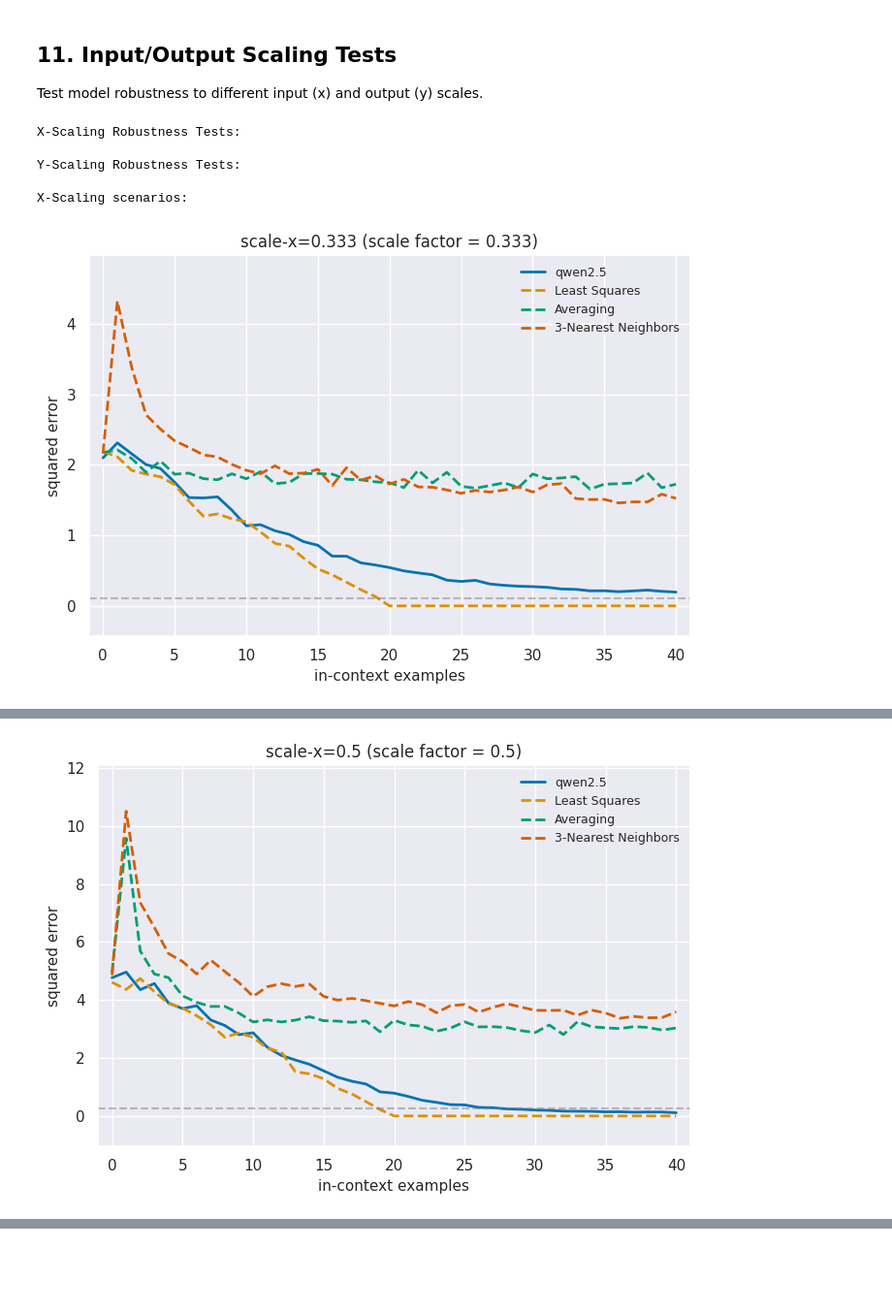
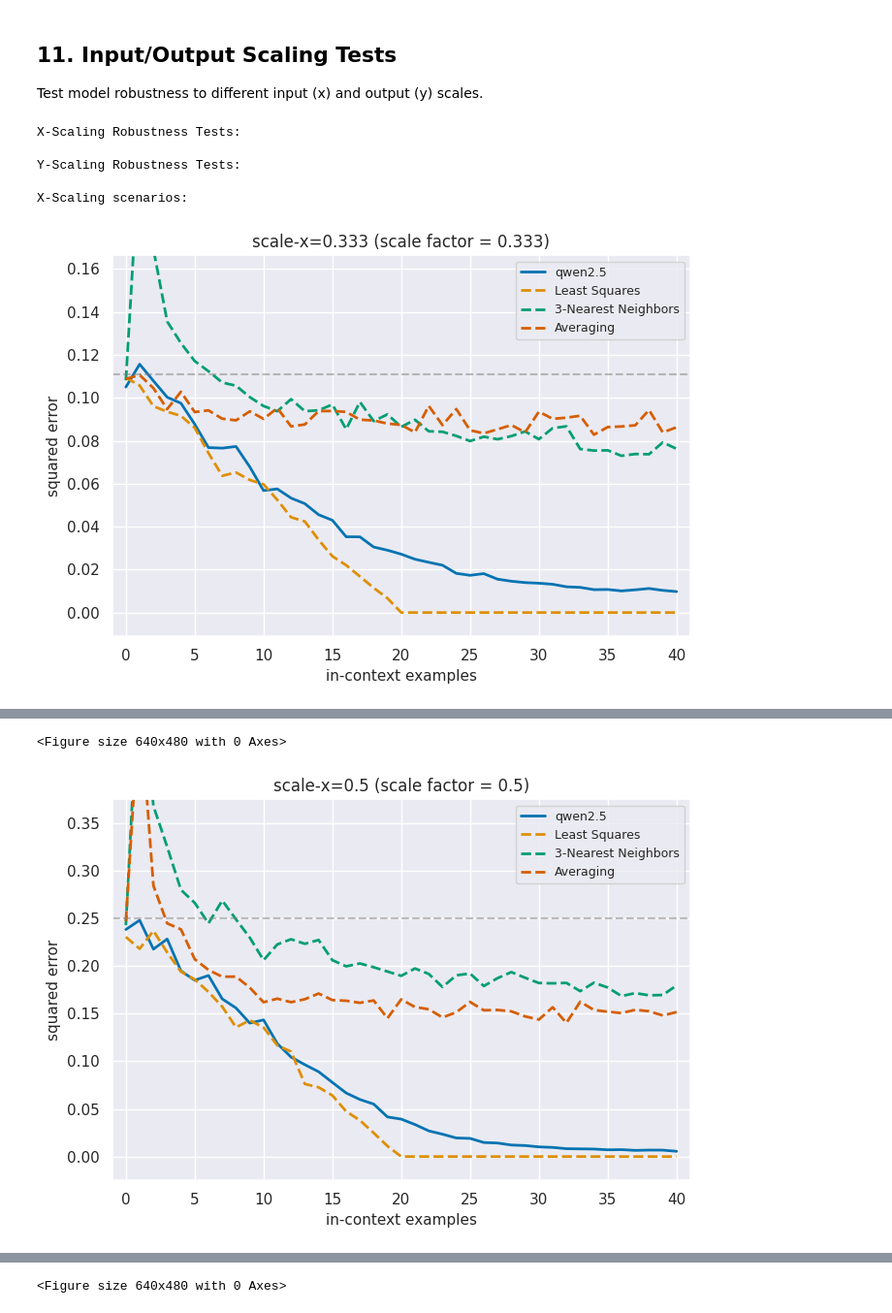
Before and after one commit to hingma/in-context-learning, a Jupyter notebook: eval_colab.ipynb, the cells around one changed output, grey strips where cells are left out. Shown at 97% size. Cells and saved outputs as stored; diff of their text form; code cells hidden in the pictures; blank space fills up the shorter version.

```diff
--- a/eval_colab.ipynb
+++ b/eval_colab.ipynb
@@ -629,7 +655,7 @@ Note: Axis limits are automatically adjusted based on actual data ranges.
 
 Test model robustness to different input (x) and output (y) scales.
 # %%
-# Plot scaling tests individually for better visibility
+# Plot scaling tests individually
 scales = [0.333, 0.5, 2, 3]
 
 # Process and plot X-scaling
@@ -676,14 +702,16 @@ for dim, scaling_data in [('x', x_scaling_data), ('y', y_scaling_data)]:
 
         # Plot model
         if model_name in metric:
-            means = metric[model_name]["mean"]
+            # means = metric[model_name]["mean"]
+            means = [m / normalization for m in metric[model_name]["mean"]]
             ax.plot(means, lw=2, label=f"{conf.model.family}", color=colors[0])
             all_values.extend(means)
 
         # Plot baselines
-        for idx, baseline_key in enumerate(['OLS_driver=None', 'averaging', 'NN_n=3_uniform'], 1):
+        for idx, baseline_key in enumerate(['OLS_driver=None','NN_n=3_uniform', 'averaging'], 1):
             if baseline_key in metric:
-                means = metric[baseline_key]["mean"]
+                # means = metric[baseline_key]["mean"]
+                means = [m / normalization for m in metric[baseline_key]["mean"]]
                 label = baseline_labels_map.get(baseline_key, baseline_key)
                 ax.plot(means, lw=2, label=label, linestyle='--', color=colors[idx])
                 all_values.extend(means)
@@ -695,12 +723,9 @@ for dim, scaling_data in [('x', x_scaling_data), ('y', y_scaling_data)]:
         # Set title
         ax.set_title(f"{key} (scale factor = {scale})", fontsize=12)
 
-        # Set axis limits based on data
-        if all_values:
-            y_min = min(all_values)
-            y_max = max(all_values)
-            y_range = y_max - y_min
-            ax.set_ylim(y_min - 0.1 * y_range, y_max + 0.15 * y_range)
+        # Set yxis limits
+        scale = float(key.split("=")[-1])**2
+        ax.set_ylim(-.1 * scale, 1.5 * scale)
 
         ax.set_xlim(-1, len(metric[model_name]["mean"]))
         ax.set_xlabel("in-context examples", fontsize=11)
@@ -709,6 +734,7 @@ for dim, scaling_data in [('x', x_scaling_data), ('y', y_scaling_data)]:
 
         plt.tight_layout()
         plt.show()
+        plt.savefig(f"{key}.png")
         print(f"  ✓ {key}: final loss = {data['final']:.2f}, y-range [{y_min:.2f}, {y_max:.2f}]")
 
 # Summary plot: final losses vs scale factor
@@ -731,62 +757,32 @@ if x_scaling_data or y_scaling_data:
         ax1.set_xscale('log')
         ax1.legend(fontsize=10)
         ax1.grid(True, alpha=0.3)
 
     # Y-scaling summary
     if y_scaling_data:
         y_scales = sorted(y_scaling_data.keys())
         y_losses = [y_scaling_data[s]['final'] for s in y_scales]
 
         ax2.plot(y_scales, y_losses, lw=2, marker='o', markersize=8, label='model')
         if standard_loss:
             ax2.axhline(standard_loss, color='gray', linestyle='--',
                        label=f'standard: {standard_loss:.3f}')
 
         ax2.set_xlabel('output (y) scale factor', fontsize=12)
         ax2.set_ylabel('final point squared error', fontsize=12)
         ax2.set_title('Y-Scaling: Final Point Loss', fontsize=13)
         ax2.set_xscale('log')
         ax2.legend(fontsize=10)
         ax2.grid(True, alpha=0.3)
 
     plt.tight_layout()
     plt.show()
+    plt.savefig("scaling_summary.png")
     print("\n✓ Scaling summary plots completed")
-
-    # Print scaling analysis with normalized values
-    normalization = n_dims
-    print(f"\n{'='*100}")
-    print("SCALING ROBUSTNESS ANALYSIS (with Normalized Values)")
-    print(f"{'='*100}")
-
-    if x_scaling_data:
-        print(f"\nInput (X) Scaling:")
-        print(f"{'  Scale':<12} {'Raw Loss':<15} {'Normalized':<15} {'vs Standard':<15}")
-        print(f"  {'-'*57}")
-        for scale in sorted(x_scaling_data.keys()):
-            loss = x_scaling_data[scale]['final']
-            normalized_loss = loss / normalization
-            diff = ((loss / standard_loss - 1) * 100) if standard_loss else 0
-            print(f"  {scale:<12.3f} {loss:<15.4f} {normalized_loss:<15.4f} {diff:>+12.1f}%")
-
-    if y_scaling_data:
-        print(f"\nOutput (Y) Scaling:")
-        print(f"{'  Scale':<12} {'Raw Loss':<15} {'Normalized':<15} {'vs Standard':<15}")
-        print(f"  {'-'*57}")
-        for scale in sorted(y_scaling_data.keys()):
-            loss = y_scaling_data[scale]['final']
-            normalized_loss = loss / normalization
-            diff = ((loss / standard_loss - 1) * 100) if standard_loss else 0
-            print(f"  {scale:<12.3f} {loss:<15.4f} {normalized_loss:<15.4f} {diff:>+12.1f}%")
-
-    print(f"\n{'='*100}")
-    print(f"Note: Normalized values = Raw / n_dims ({normalization}) for fair comparison across dimensions.")
-else:
-    print("\n⚠️ No scaling test results found.")
 # %% [output]
 X-Scaling Robustness Tests:
 
 Y-Scaling Robustness Tests:
 
 X-Scaling scenarios:
-[figure, old version]
+[figure, new version]
@@ -794 +790,2 @@ X-Scaling scenarios:
+<Figure size 640x480 with 0 Axes>
-[figure, old version]
+[figure, new version]
@@ -795,0 +793 @@ X-Scaling scenarios:
+<Figure size 640x480 with 0 Axes>
```
Also changed, not shown: parts of 19 cells of this notebook.
